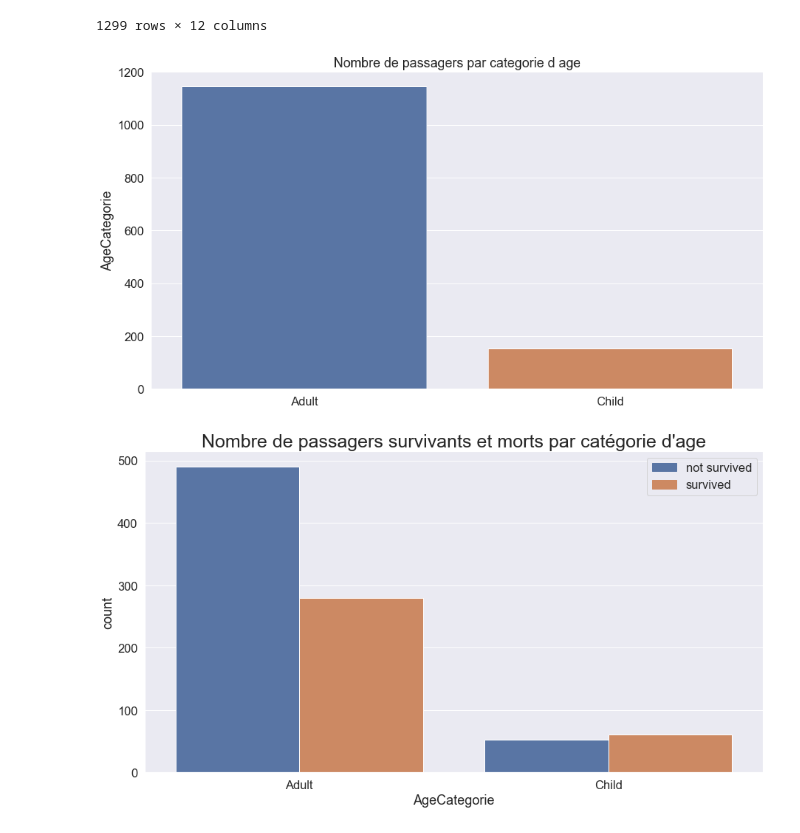
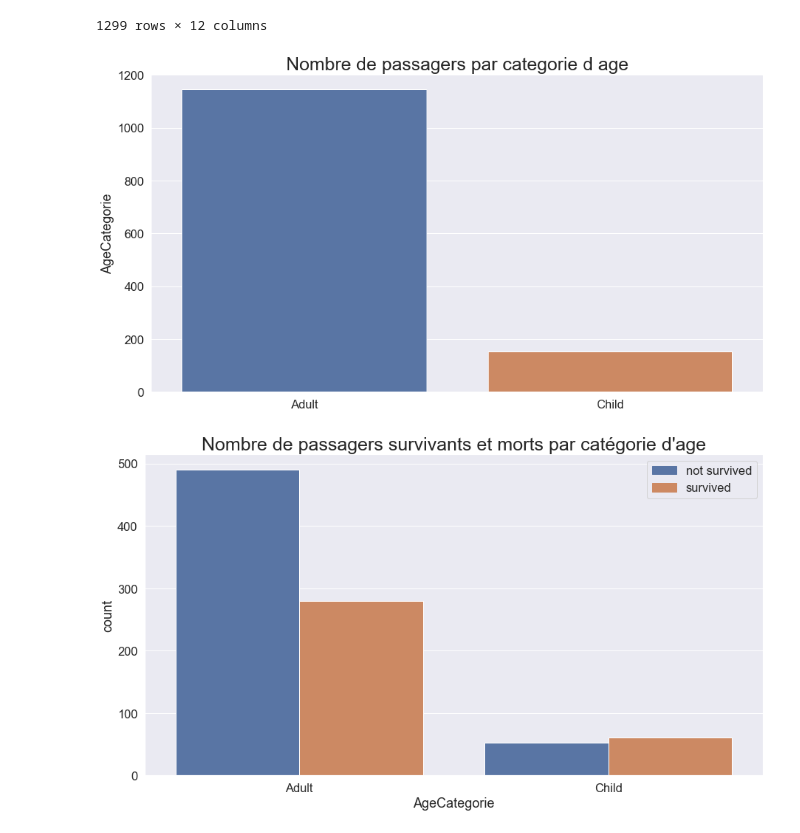
Before and after one commit to bouhamidi/Projet_fdd, a Jupyter notebook: PROJET_FDD.ipynb, the cells around one changed output. Saved outputs shown, nothing was run; the diff lists cells and outputs as text; code cells hidden in the pictures.

```diff
--- a/PROJET_FDD.ipynb
+++ b/PROJET_FDD.ipynb
@@ -399,11 +412,11 @@ merged_df
 1299 rows × 12 columns
 # %%
 plt.figure(figsize=(15,8))
-plt.title('Nombre de passagers par categorie d age')
+plt.title('Nombre de passagers par categorie d age', fontsize=25)
 sns.barplot(x=merged_df['AgeCategorie'].unique(), y=merged_df['AgeCategorie'].value_counts(), data=merged_df);
 #plt.savefig('Nbre ad vs chi.jpg')
 # %% [output]
-[figure, old version]
+[figure, new version]
 # %%
 plt.figure(figsize=(15,8))
 plt.title("Nombre de passagers survivants et morts par catégorie d'age", fontsize=25)
```
Also changed, not shown: parts of 184 cells of this notebook, 2 other files.
